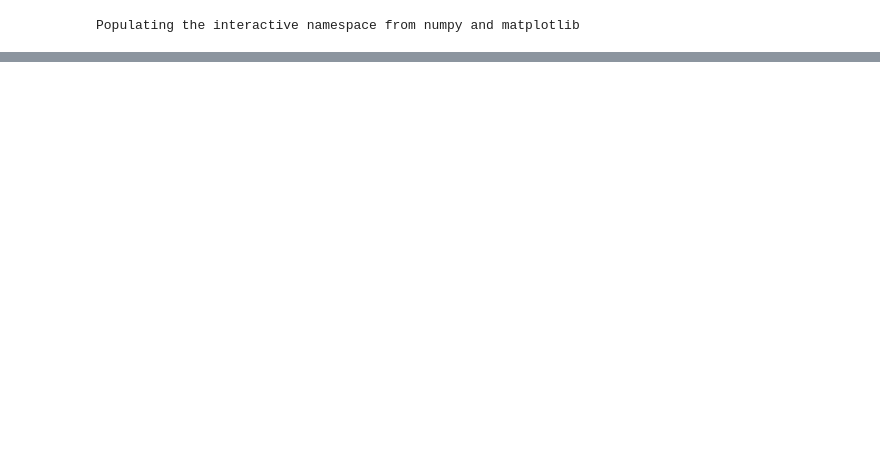
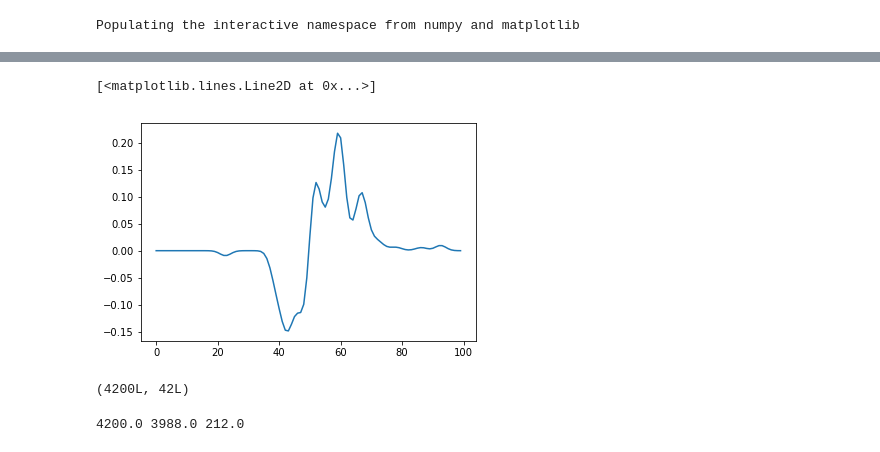
Before and after one commit to fulaphex/stock_ed2017, a Jupyter notebook: Dane.ipynb, the cells around one changed output, grey strips where cells are left out. Drawn from its saved outputs; the diff is of its cells as text; code cells hidden in the pictures; blank space fills up the shorter version.

```diff
--- a/Dane.ipynb
+++ b/Dane.ipynb
@@ -43,0 +121,65 @@ save('A1', A)
+# %%
+def getS(mi, sig = 15):
+    S = signal.gaussian(1000, sig, sym=True)
+    return S[500-mi:1000-mi]
+
+def GausMul(dist = 5, sig = 9):
+    res = []
+    for v in V:
+        nv = []
+        for i in range(0,500,dist):
+            nv.append((v*getS(i,sig)).sum()/(abs(v).sum()))
+        res.append(nv)
+    return array(res)
+GM = GausMul()
+plot(GM[0])
+# %% [output]
+[<matplotlib.lines.Line2D at 0x...>]
+[figure, added]
+# %%
+def umb(ile = 10):
+    R = []
+    for v,p in zip(V,P):
+        res = zeros(2 +2*ile)
+        cap = abs(v).sum()
+        res[0] = -v[v < 0].sum()/cap
+        res[1] = v[v>0].sum()/cap
+
+
+
+        j = 250
+        while v[j] < 0: j+=1
+        while v[j-1] > 0: j -= 1
+        capG = v[v>0].sum()
+        capD = v[v<0].sum()
+        CS = 0
+        for i in range(ile):
+            while CS < (i+1)*(1.0/ile)*capG:
+                CS += v[j]
+                j+=1
+            res[2+ile+i] = (j-250+p)/p
+
+        j = 250
+        while v[j] < 0: j+=1
+        while v[j-1] > 0: j-=1
+        CS = 0
+        for i in range(ile):
+            while CS > (i+1)*(1.0/ile)*capD:
+                CS += v[j-1]
+                j -= 1
+            res[ile+1-i] = (j-250+p)/p
+
+        R.append(res)
+    return array(R)
+umb(20).shape
+# %% [output]
+(4200L, 42L)
+# %%
+#dowolna kombinacja jest dobra
+
+for Agen in [WzrostWKolejnych, SpadekWKolejnych, SkokWKolejnych]:
+    A = Agen()
+    for Xgen in [GausMul, umb]:
+        X = Xgen()
+# %% [output]
+4200.0 3988.0 212.0
```
Also changed, not shown: parts of 4 cells of this notebook.
